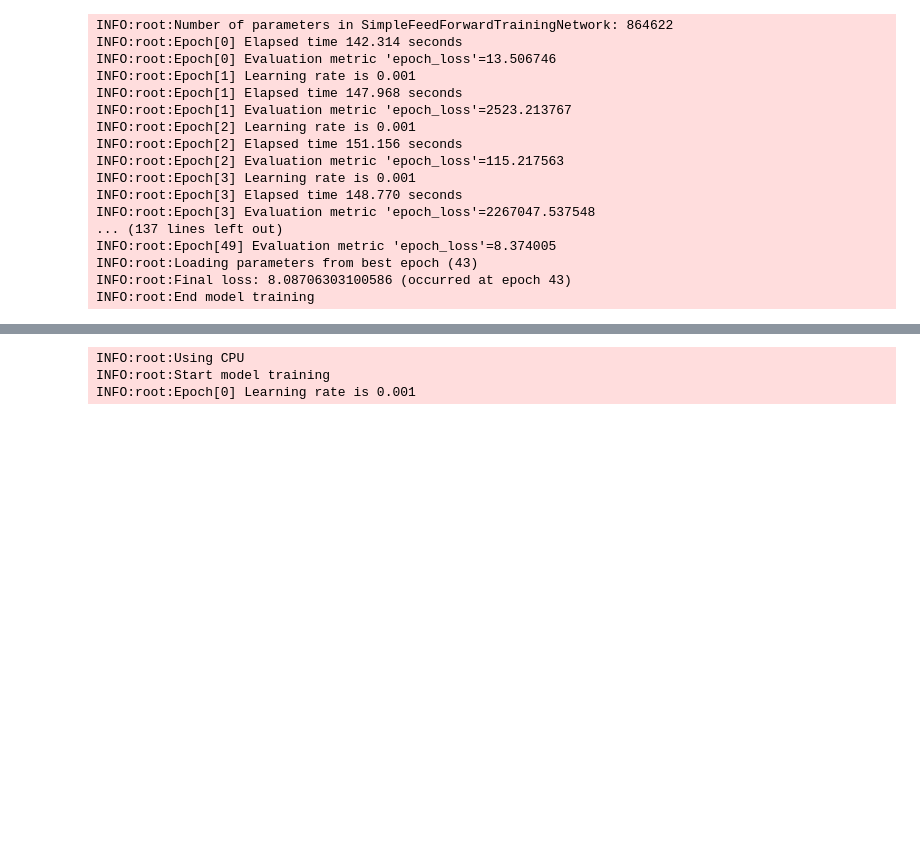
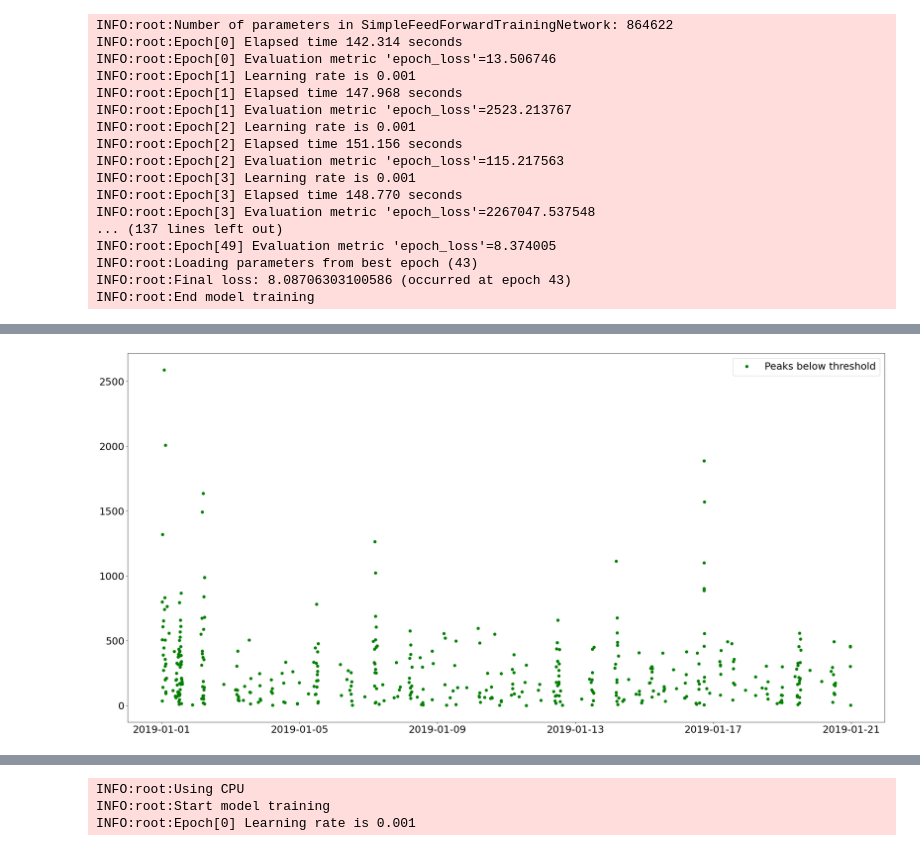
Before and after one commit to BingLiHanShuang/gluon-ts, a Jupyter notebook: US_POT_EVT.ipynb, the cells around one changed output, grey strips where cells are left out. Drawn from its saved outputs; the diff is of its cells as text; code cells hidden in the pictures; blank space fills up the shorter version.

```diff
--- a/US_POT_EVT.ipynb
+++ b/US_POT_EVT.ipynb
@@ -2439,0 +2447,12 @@ plot_peaks(scores.loc['2019-04-14 12:00:00':'2019-04-14 23:59:00'])
+# %%
+def plot_peakbelow():
+    fig, ax = plt.subplots()
+    #fig.set_size_inches(18.5, 10.5)
+
+    ax.plot(d.timestamps[701280:701280+60*period], peakbelow, marker='o', color='g', linestyle = 'None', label='Peaks below threshold')
+    #ax.plot(df['peak_over'], marker='o', color='r', linestyle = 'None', label='Peaks over threshold')
+    ax.legend()
+
+plot_peakbelow()
+# %% [output]
+[figure, added]
```
Also changed, not shown: parts of 36 cells of this notebook.
